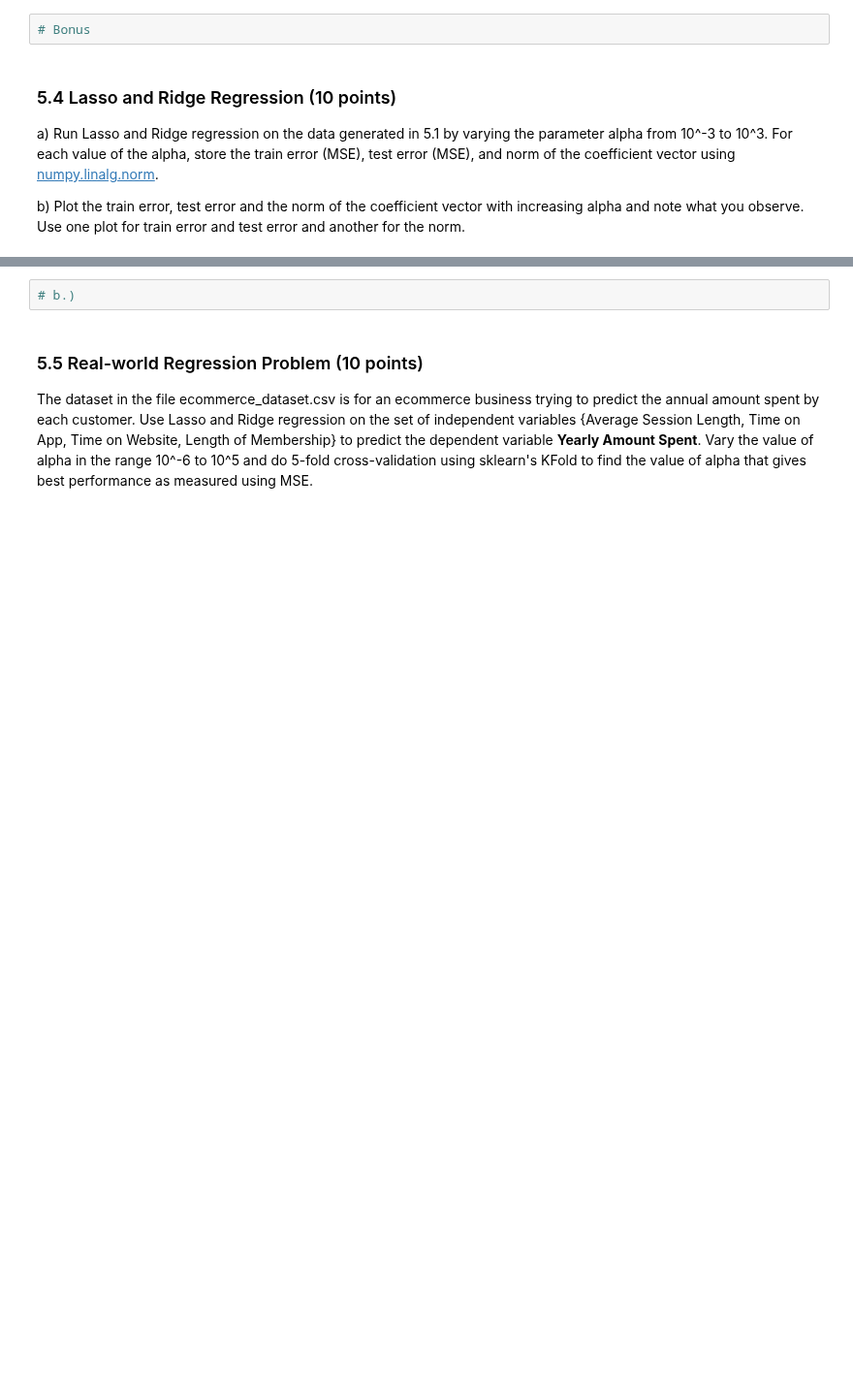
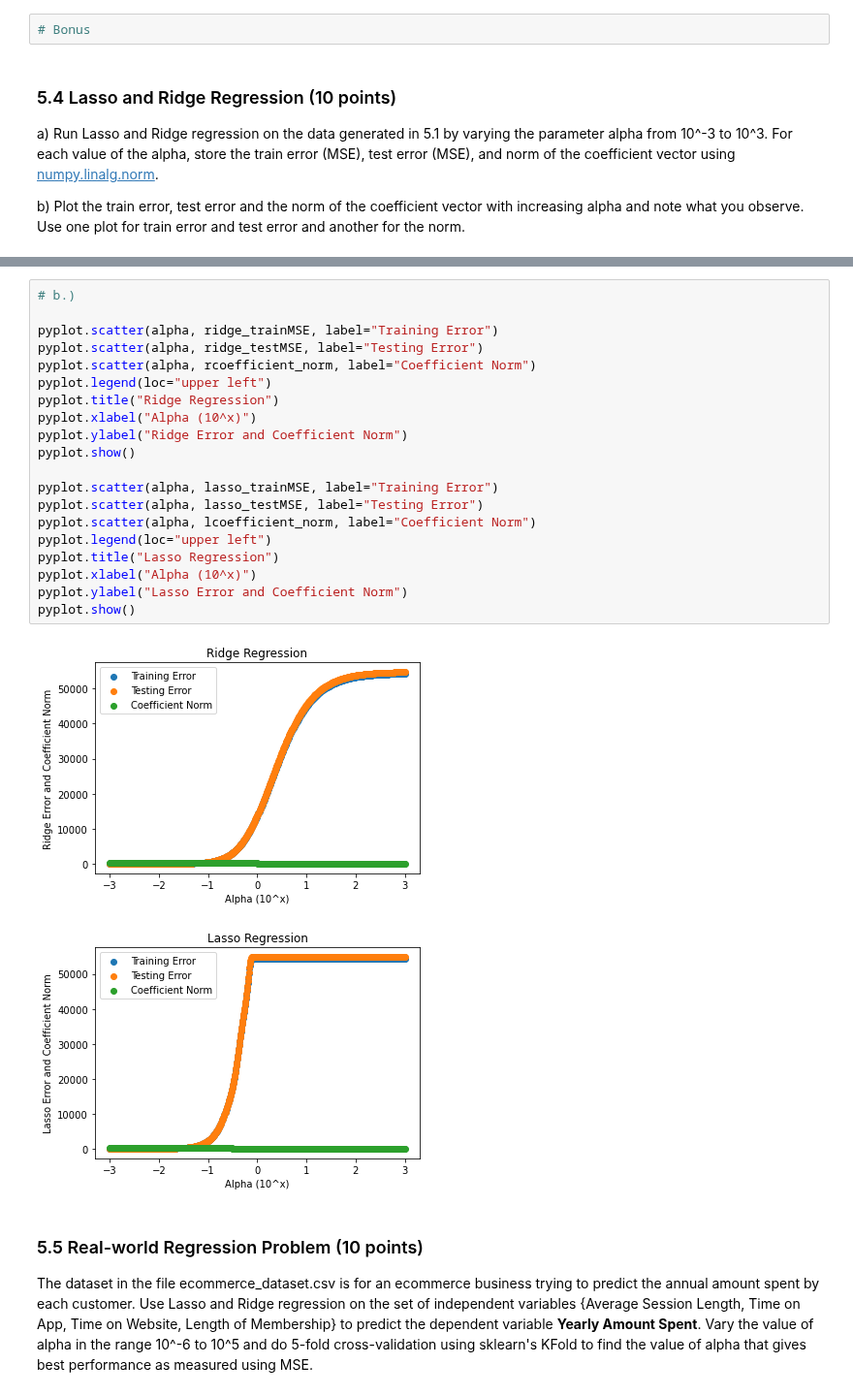
Before and after one commit to rreece15/ECE461P, a Jupyter notebook: Lab1/DSP23_Homework_1.ipynb, the cells around one changed output, grey strips where cells are left out. Shown at 97% size. Saved outputs shown, nothing was run; the diff lists cells and outputs as text; blank space fills up the shorter version.

```diff
--- a/Lab1/DSP23_Homework_1.ipynb
+++ b/Lab1/DSP23_Homework_1.ipynb
@@ -198,5 +220,26 @@ ValueError: Found input variables with inconsistent numbers of samples: [4000, 1
-# %%
-# b.)
+# %%
+# b.)
+
+pyplot.scatter(alpha, ridge_trainMSE, label="Training Error")
+pyplot.scatter(alpha, ridge_testMSE, label="Testing Error")
+pyplot.scatter(alpha, rcoefficient_norm, label="Coefficient Norm")
+pyplot.legend(loc="upper left")
+pyplot.title("Ridge Regression")
+pyplot.xlabel("Alpha (10^x)")
+pyplot.ylabel("Ridge Error and Coefficient Norm")
+pyplot.show()
+
+pyplot.scatter(alpha, lasso_trainMSE, label="Training Error")
+pyplot.scatter(alpha, lasso_testMSE, label="Testing Error")
+pyplot.scatter(alpha, lcoefficient_norm, label="Coefficient Norm")
+pyplot.legend(loc="upper left")
+pyplot.title("Lasso Regression")
+pyplot.xlabel("Alpha (10^x)")
+pyplot.ylabel("Lasso Error and Coefficient Norm")
+pyplot.show()
+# %% [output]
+[figure, added]
+[figure, added]
 # %% [markdown]
 ### 5.5 Real-world Regression Problem (10 points)
 
```
Also changed, not shown: parts of 1 cell of this notebook.
